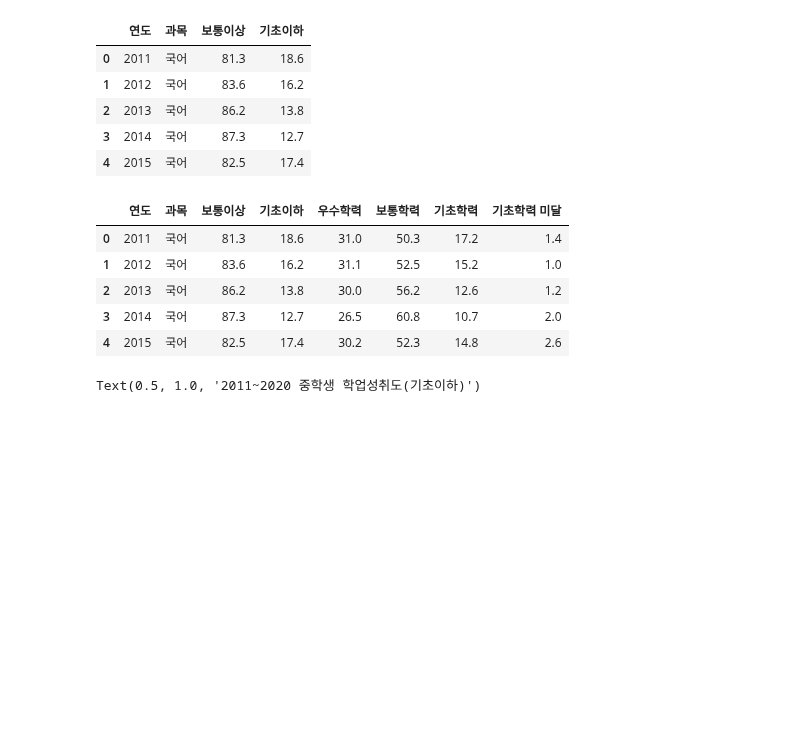
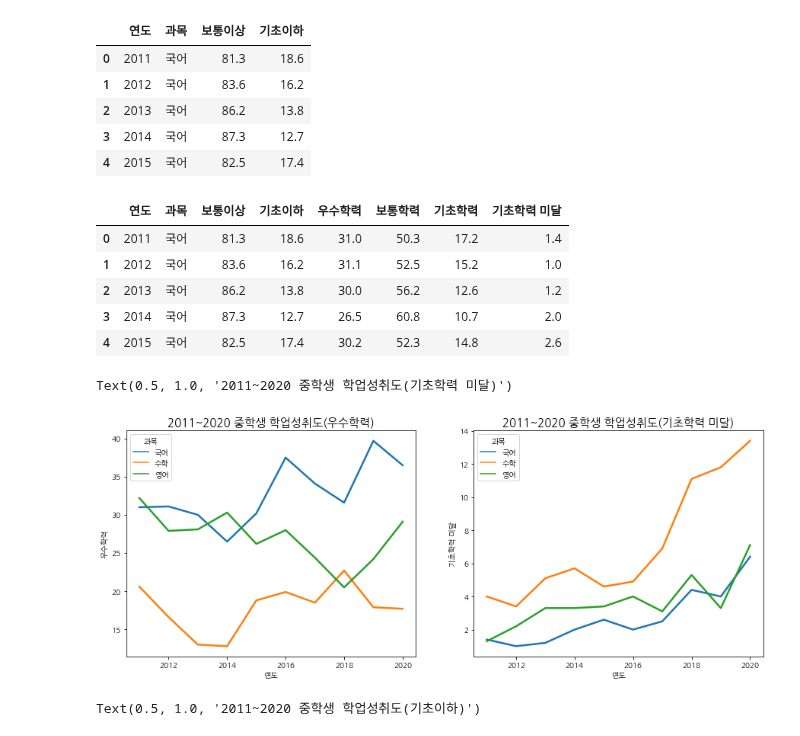
Before and after one commit to moonstar97/Structure, a Jupyter notebook: 가설5번_DEA.ipynb, the cells around one changed output. Cells and saved outputs as stored; diff of their text form; code cells hidden in the pictures; blank space fills up the shorter version.

```diff
--- a/가설5번_DEA.ipynb
+++ b/가설5번_DEA.ipynb
@@ -113,6 +119,18 @@ mid_grade.head()
 | 2 | 2013 | 국어 | 86.2 | 13.8 | 30.0 | 56.2 | 12.6 | 1.2 |
 | 3 | 2014 | 국어 | 87.3 | 12.7 | 26.5 | 60.8 | 10.7 | 2.0 |
 | 4 | 2015 | 국어 | 82.5 | 17.4 | 30.2 | 52.3 | 14.8 | 2.6 |
+# %%
+plt.figure(figsize=(15,12))
+plt.subplot(221)
+sns.lineplot(data=mid_grade, x='연도', y='우수학력', hue='과목', linewidth=2.5)
+plt.title('2011~2020 중학생 학업성취도(우수학력)', fontsize=15)
+
+plt.subplot(222)
+sns.lineplot(data=mid_grade, x='연도', y='기초학력 미달', hue='과목', linewidth=2.5)
+plt.title('2011~2020 중학생 학업성취도(기초학력 미달)', fontsize=15)
+# %% [output]
+Text(0.5, 1.0, '2011~2020 중학생 학업성취도(기초학력 미달)')
+[figure, added]
 # %%
 plt.figure(figsize=(15,12))
 plt.subplot(221)
```
Also changed, not shown: parts of 8 cells of this notebook.
